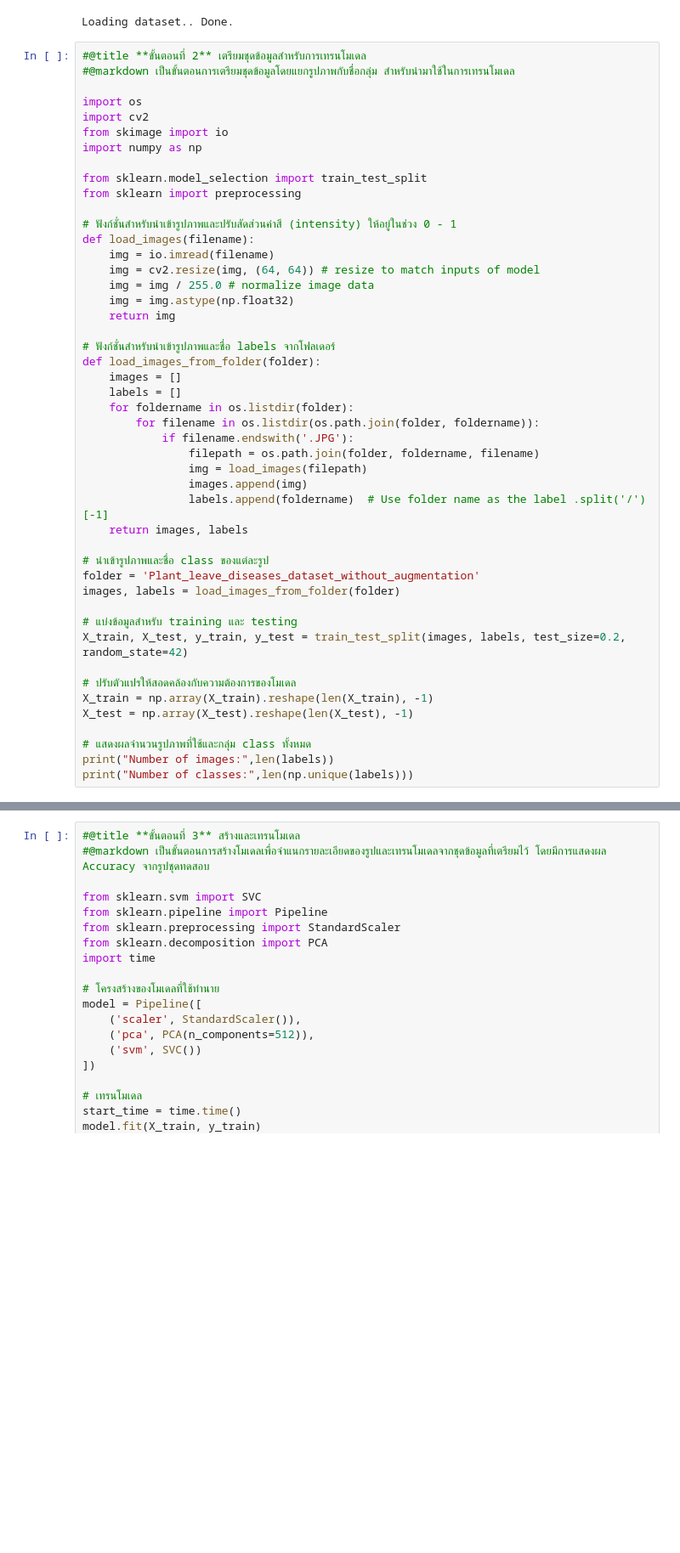
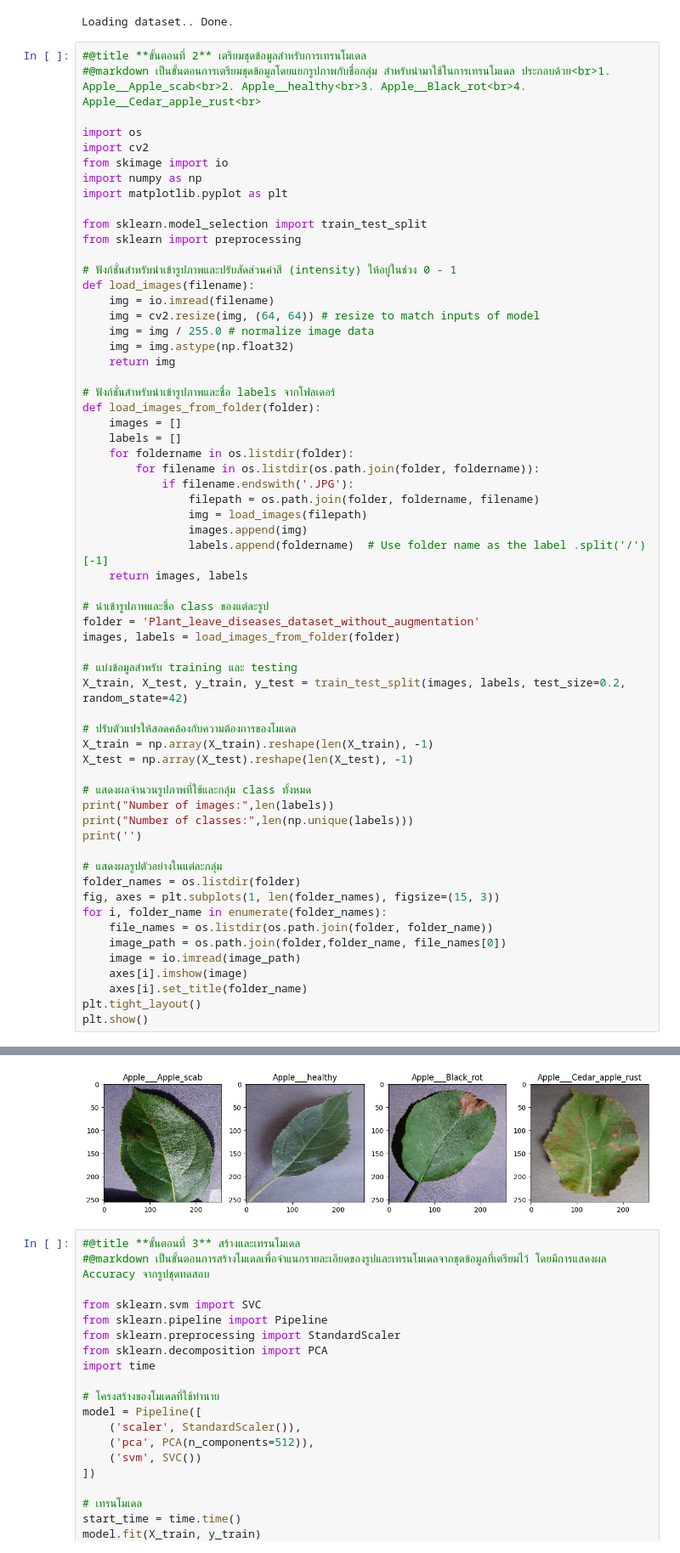
Before and after one commit to hengkp/microbit_ml_examples, a Jupyter notebook: plant disease prediction/plant_disease_prediction_sklearn.ipynb, the cells around one changed output, grey strips where cells are left out. Shown at 85% size. Drawn from its saved outputs; the diff is of its cells as text; blank space fills up the shorter version.

```diff
--- a/plant disease prediction/plant_disease_prediction_sklearn.ipynb
+++ b/plant disease prediction/plant_disease_prediction_sklearn.ipynb
@@ -69,12 +69,13 @@ print('Loading dataset.. Done.')
 Loading dataset.. Done.
 # %%
 #@title **ขั้นตอนที่ 2** เตรียมชุดข้อมูลสำหรับการเทรนโมเดล
-#@markdown เป็นขั้นตอนการเตรียมชุดข้อมูลโดยแยกรูปภาพกับชื่อกลุ่ม สำหรับนำมาใช้ในการเทรนโมเดล
+#@markdown เป็นขั้นตอนการเตรียมชุดข้อมูลโดยแยกรูปภาพกับชื่อกลุ่ม สำหรับนำมาใช้ในการเทรนโมเดล ประกอบด้วย<br>1. Apple__Apple_scab<br>2. Apple__healthy<br>3. Apple__Black_rot<br>4. Apple__Cedar_apple_rust<br>
 
 import os
 import cv2
 from skimage import io
 import numpy as np
+import matplotlib.pyplot as plt
 
 from sklearn.model_selection import train_test_split
 from sklearn import preprocessing
@@ -90,33 +91,47 @@ def load_images(filename):
 # ฟังก์ชั่นสำหรับนำเข้ารูปภาพและชื่อ labels จากโฟลเดอร์
 def load_images_from_folder(folder):
     images = []
     labels = []
     for foldername in os.listdir(folder):
         for filename in os.listdir(os.path.join(folder, foldername)):
             if filename.endswith('.JPG'):
                 filepath = os.path.join(folder, foldername, filename)
                 img = load_images(filepath)
                 images.append(img)
                 labels.append(foldername)  # Use folder name as the label .split('/')[-1]
     return images, labels
 
 # นำเข้ารูปภาพและชื่อ class ของแต่ละรูป
 folder = 'Plant_leave_diseases_dataset_without_augmentation'
 images, labels = load_images_from_folder(folder)
 
 # แบ่งข้อมูลสำหรับ training และ testing
 X_train, X_test, y_train, y_test = train_test_split(images, labels, test_size=0.2, random_state=42)
 
 # ปรับตัวแปรให้สอดคล้องกับความต้องการของโมเดล
 X_train = np.array(X_train).reshape(len(X_train), -1)
 X_test = np.array(X_test).reshape(len(X_test), -1)
 
 # แสดงผลจำนวนรูปภาพที่ใช้และกลุ่ม class ทั้งหมด
 print("Number of images:",len(labels))
 print("Number of classes:",len(np.unique(labels)))
+print('')
+
+# แสดงผลรูปตัวอย่างในแต่ละกลุ่ม
+folder_names = os.listdir(folder)
+fig, axes = plt.subplots(1, len(folder_names), figsize=(15, 3))
+for i, folder_name in enumerate(folder_names):
+    file_names = os.listdir(os.path.join(folder, folder_name))
+    image_path = os.path.join(folder,folder_name, file_names[0])
+    image = io.imread(image_path)
+    axes[i].imshow(image)
+    axes[i].set_title(folder_name)
+plt.tight_layout()
+plt.show()
 # %% [output]
 Number of images: 1175
 Number of classes: 4
+[figure, added]
 # %%
 #@title **ขั้นตอนที่ 3** สร้างและเทรนโมเดล
 #@markdown เป็นขั้นตอนการสร้างโมเดลเพื่อจำแนกรายละเอียดของรูปและเทรนโมเดลจากชุดข้อมูลที่เตรียมไว้ โดยมีการแสดงผล Accuracy จากรูปชุดทดสอบ
```
